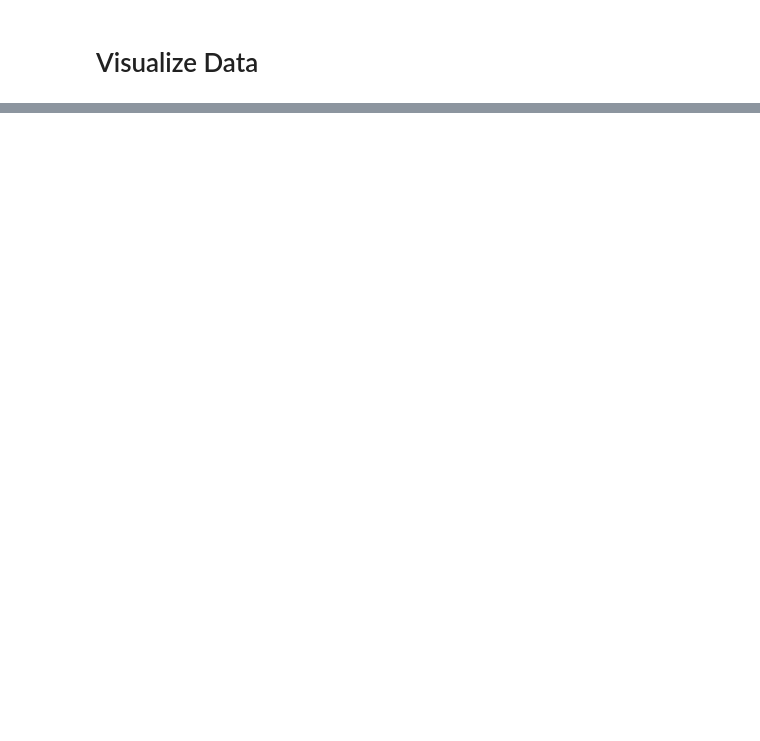
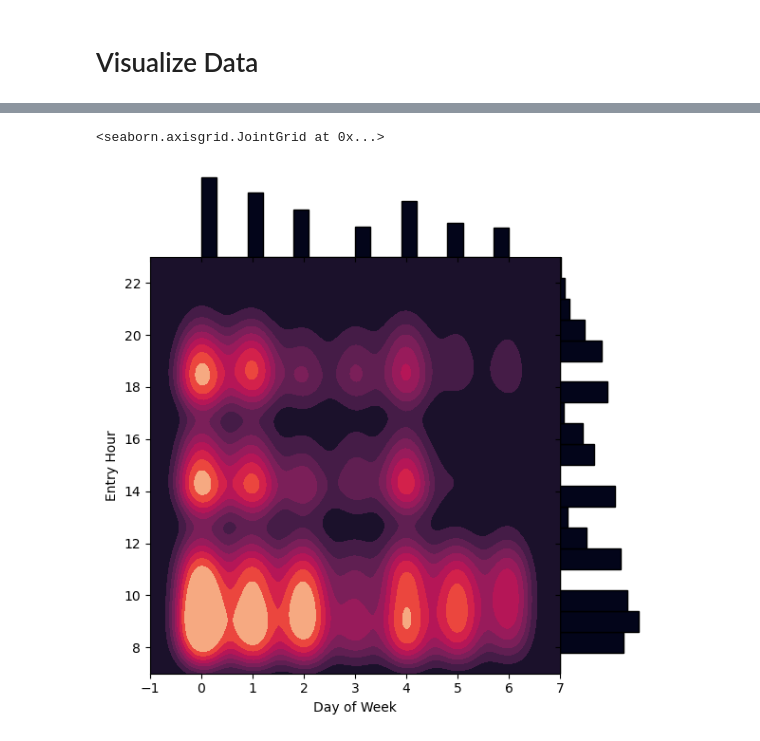
Before and after one commit to connor-hanan/clinic_analysis_python_powerbi, a Jupyter notebook: project_notebook.ipynb, the cells around one changed output, grey strips where cells are left out. Saved outputs shown, nothing was run; the diff lists cells and outputs as text; code cells hidden in the pictures; blank space fills up the shorter version.

```diff
--- a/project_notebook.ipynb
+++ b/project_notebook.ipynb
@@ -153,0 +195,9 @@ sns.heatmap(hmap)
+# %%
+g  = sns.JointGrid(data=df, x='Day of Week', y='Entry Hour', space=0)
+g.plot_joint(sns.kdeplot,
+             fill=True, clip=((-1, 7), (7, 23)), #setting the clip as -1 & 7 to give us a little space on the weekdays
+             thresh=0, levels=10, cmap= 'rocket')
+g.plot_marginals(sns.histplot, color='#03051A', alpha=1, bins=20)
+# %% [output]
+<seaborn.axisgrid.JointGrid at 0x...>
+[figure, added]
```
Also changed, not shown: parts of 9 cells of this notebook.
